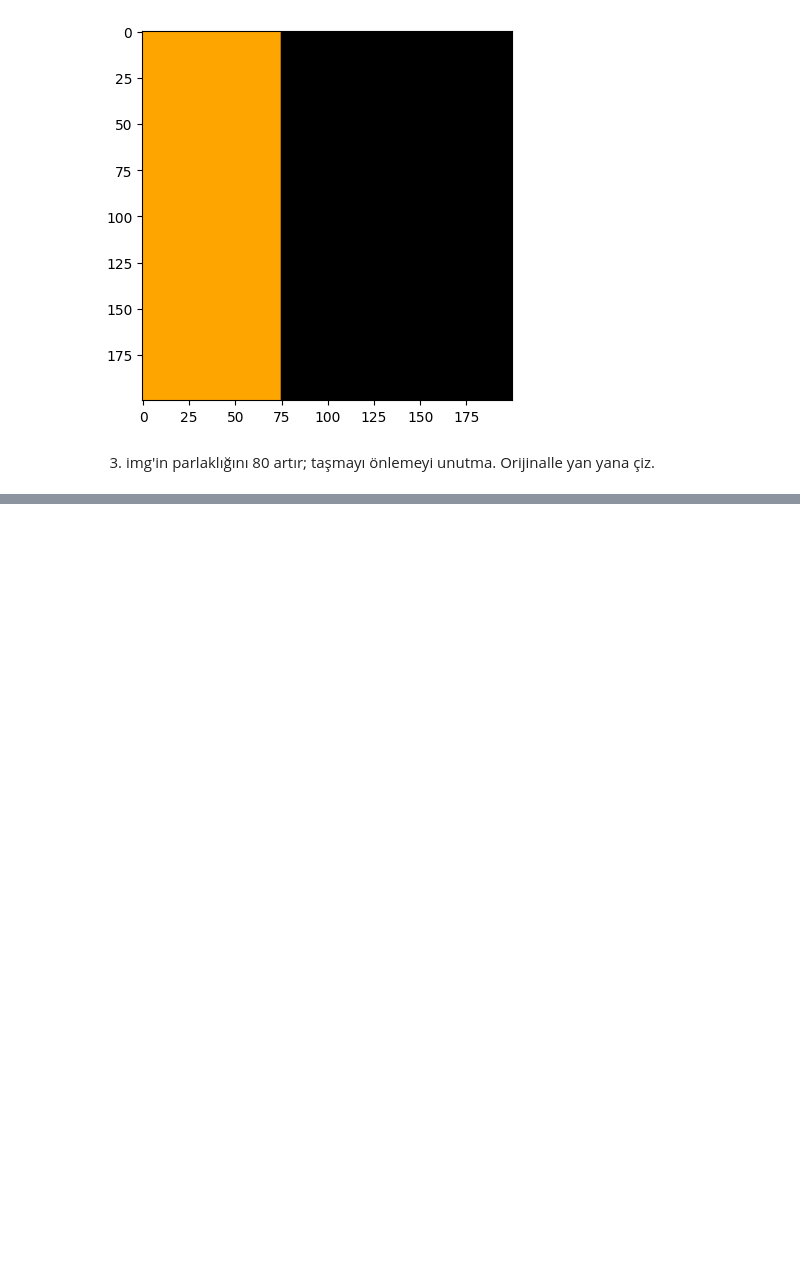
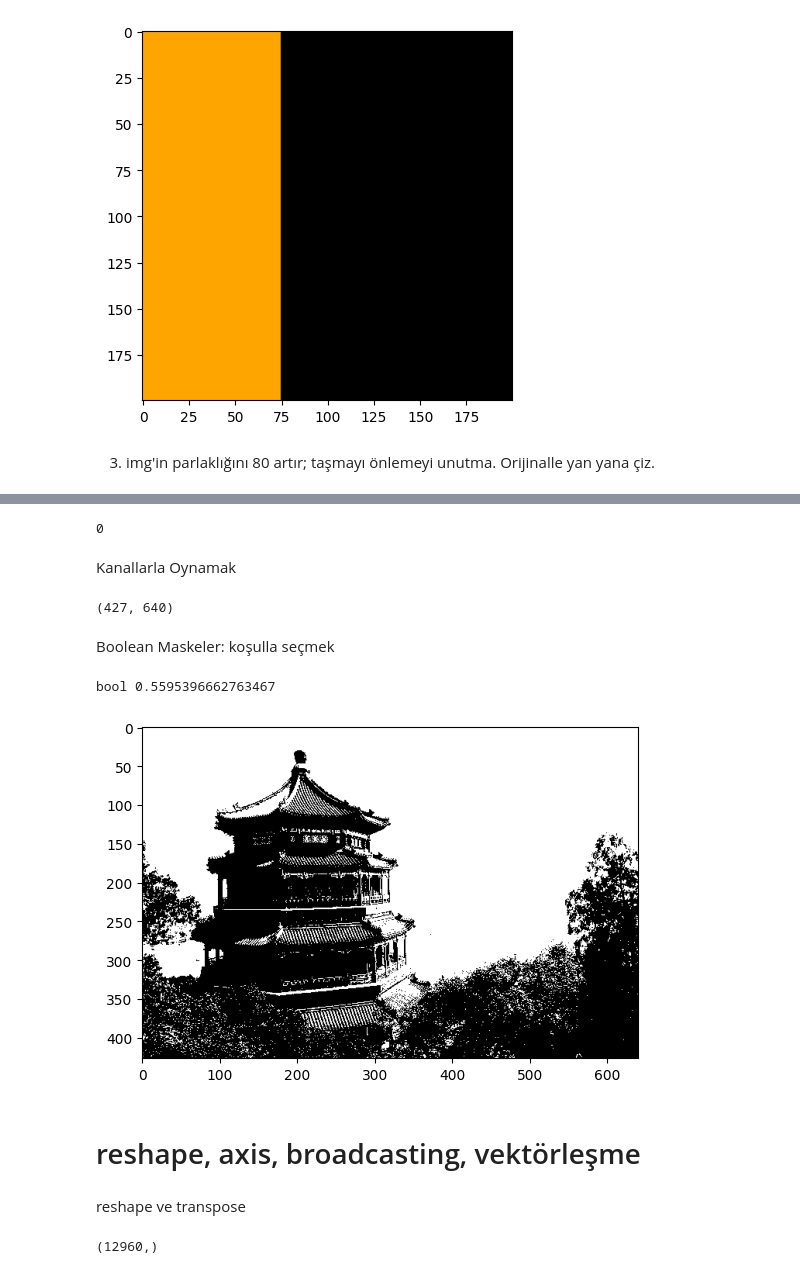
Before and after one commit to serenaycalisir/ml-calisma, a Jupyter notebook: 01_numpy_goruntu.ipynb, the cells around one changed output, grey strips where cells are left out. Saved outputs shown, nothing was run; the diff lists cells and outputs as text; code cells hidden in the pictures; blank space fills up the shorter version.

```diff
--- a/01_numpy_goruntu.ipynb
+++ b/01_numpy_goruntu.ipynb
@@ -161,0 +195,41 @@ plt.show()
+# %%
+parca = img[:10, :10]  # Bu bir kopya değil, "görünüm-view"
+parca[:] = 0           # Parçayı siyaha boya
+print(img[:10, :10].max()) # 0 -> Orijinal de değişti.
+
+img = load_sample_image("china.jpg").copy()   # görüntüyü geri yükle
+guvenli = img[:10, :10].copy()                # bağımsız kopya istiyorsan .copy()
+# %% [output]
+0
+# %% [markdown]
+Kanallarla Oynamak
+# %%
+sadece_kirmizi = img.copy()
+sadece_kirmizi[:,:,1:] = 0   # G ve B kanalları sıfırlanır
+
+gri = (0.299*img[:, :, 0] + 0.587*img[:, :, 1] + 0.114*img[:, :, 2]).astype(np.uint8)
+print(gri.shape)
+# %% [output]
+(427, 640)
+# %% [markdown]
+Boolean Maskeler: koşulla seçmek
+# %%
+maske = gri > 128
+print(maske.dtype, maske.mean())
+ikili = np.where(maske, 255, 0).astype(np.uint8)   # (thresholding)
+plt.imshow(ikili, cmap="gray"); plt.show()
+# %% [output]
+bool 0.5595396662763467
+[figure, added]
+# %% [markdown]
+# reshape, axis, broadcasting, vektörleşme
+# %% [markdown]
+reshape ve transpose
+# %%
+kucuk = img[::8, ::8]  #Görüntünün çözünürlüğünü düşürerek veri boyutunu azaltır.
+# ::8 adımı, dizide her 8 pikselde bir örnek al demektir.
+duz = kucuk.reshape(-1) #Flatten (Çok boyutlu (3D) bir matrisi, yapay sinir ağlarının giriş katmanına verebilmek için tek boyutlu (1D) düz bir vektöre (sıralı liste haline) dönüştürmek.)
+#-1 parametresi NumPy'a şu talimatı verir: "Geri kalan tüm boyutları çarp ve toplam eleman sayısını koruyacak şekilde tek bir satıra sığdır. Boyut hesabını benim yerime sen yap!"
+print(duz.shape)
+# %% [output]
+(12960,)
```
Also changed, not shown: parts of 13 cells of this notebook.
